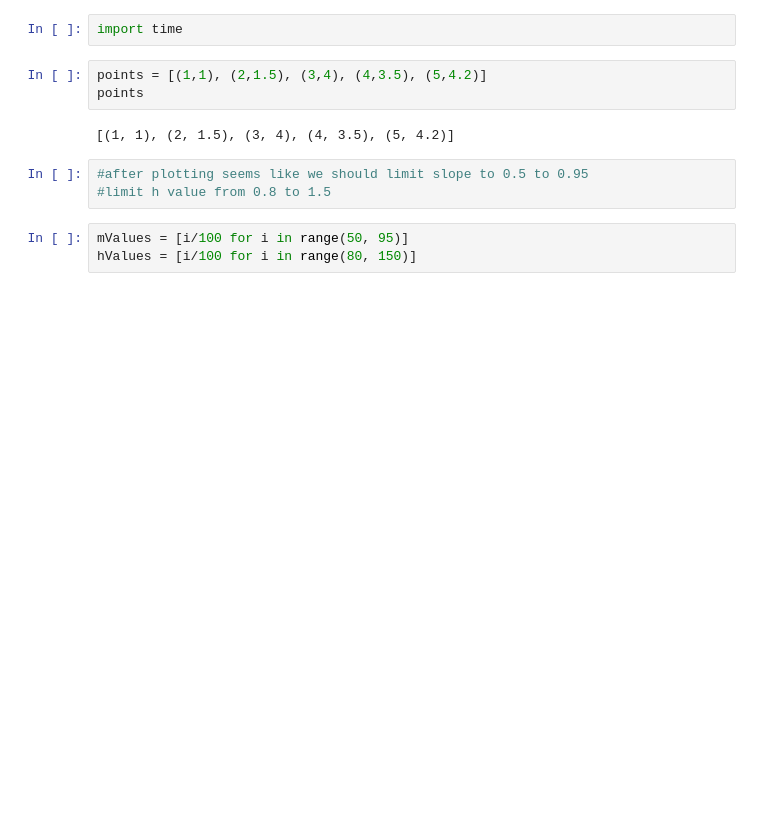
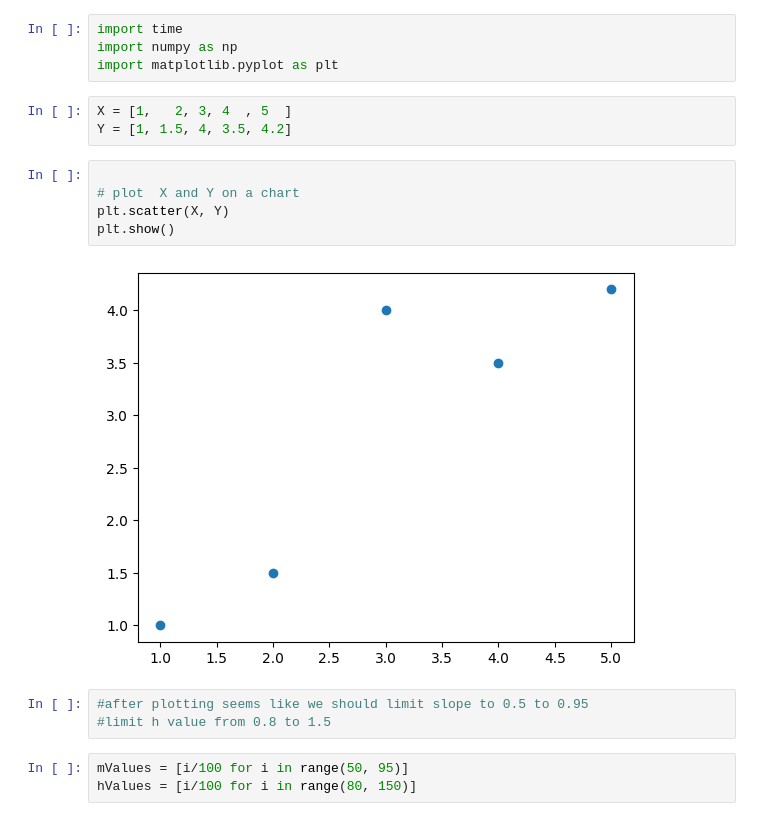
Before and after one commit to maajidhusain/DS3005-linear-regression, a Jupyter notebook: RegressionProj.ipynb, the cells around one changed output. Cells and saved outputs as stored; diff of their text form; blank space fills up the shorter version.

```diff
--- a/RegressionProj.ipynb
+++ b/RegressionProj.ipynb
@@ -1,10 +1,17 @@
-# %%
-import time
+# %%
+import time
+import numpy as np
+import matplotlib.pyplot as plt
 # %%
-points = [(1,1), (2,1.5), (3,4), (4,3.5), (5,4.2)]
-points
+X = [1,   2, 3, 4  , 5  ]
+Y = [1, 1.5, 4, 3.5, 4.2]
-# %% [output]
-[(1, 1), (2, 1.5), (3, 4), (4, 3.5), (5, 4.2)]
+# %%
+
+# plot  X and Y on a chart
+plt.scatter(X, Y)
+plt.show()
+# %% [output]
+[figure, added]
 # %%
 #after plotting seems like we should limit slope to 0.5 to 0.95
 #limit h value from 0.8 to 1.5
```
Also changed, not shown: parts of 8 cells of this notebook.
